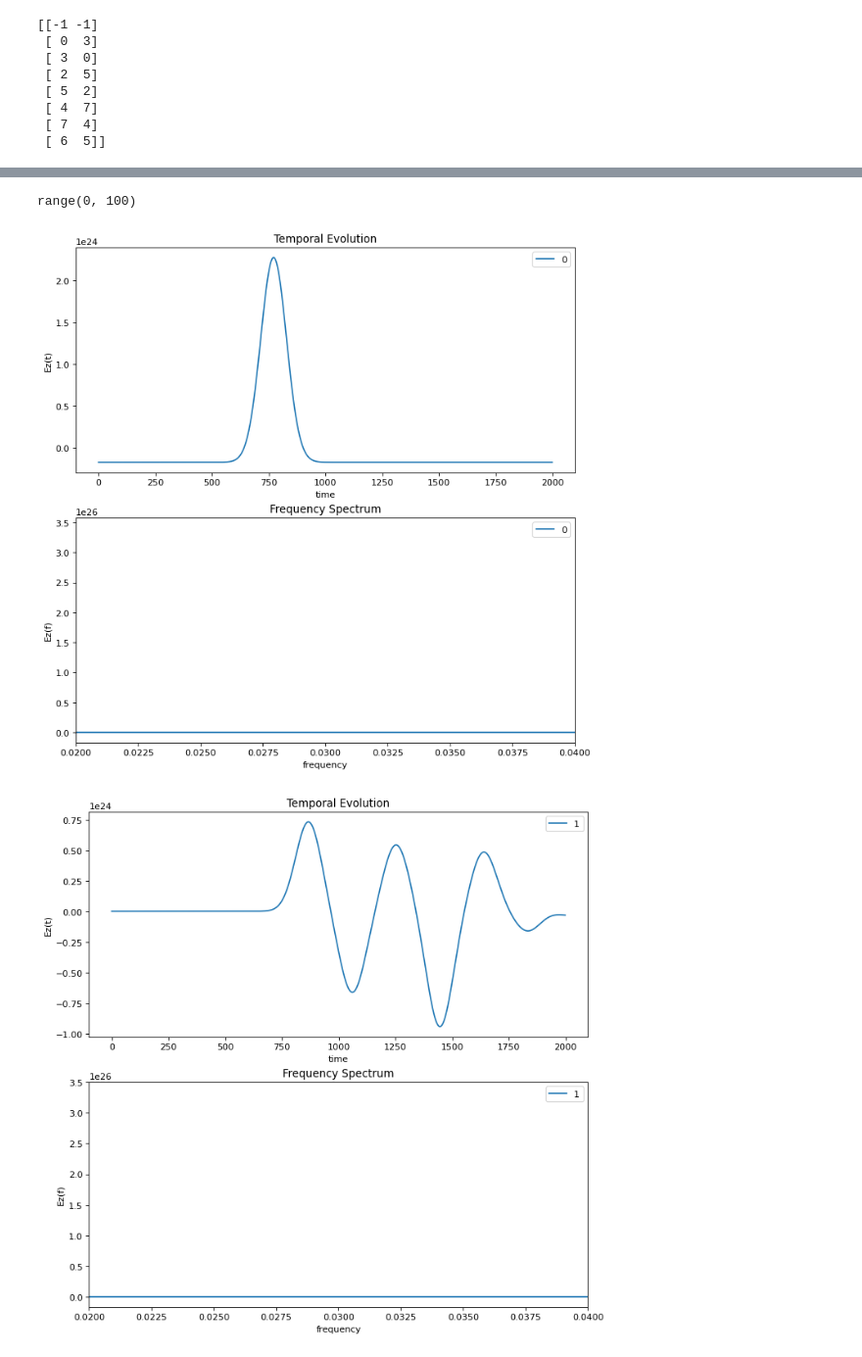
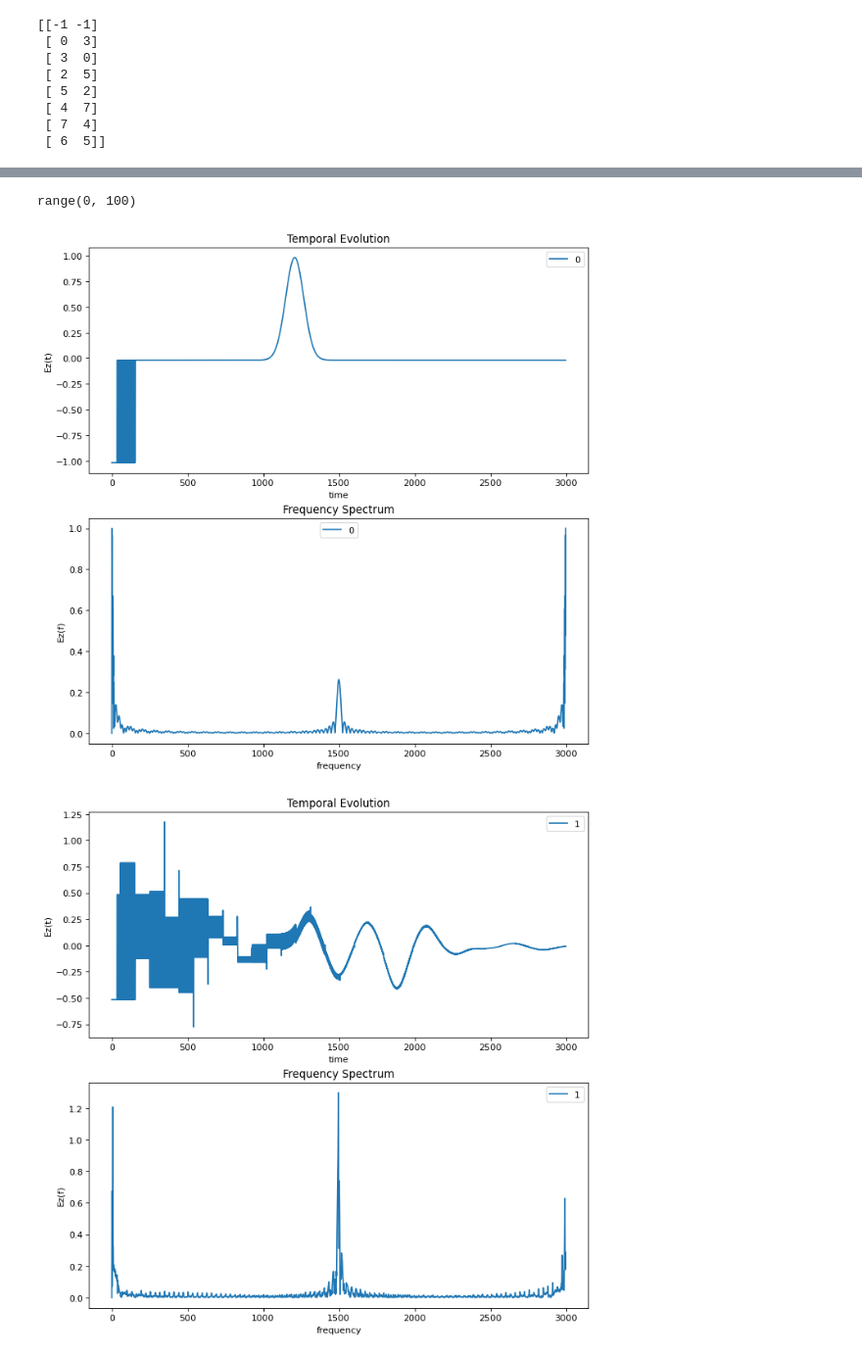
Before and after one commit to Mitalikapoor15/Project, a Jupyter notebook: python_fdtd/fdtd-build-complex.ipynb, the cells around one changed output, grey strips where cells are left out. Shown at 98% size. Cells and saved outputs as stored; diff of their text form; code cells hidden in the pictures.

Commit message:
plots incorrect

```diff
--- a/python_fdtd/fdtd-build-complex.ipynb
+++ b/python_fdtd/fdtd-build-complex.ipynb
@@ -23,7 +22,7 @@ connect = 50
 tau = 0.3
 # kappa = 1j* m.sqrt(1-tau**2) # not working yet for complex number
 
-maxTime = 2000
+maxTime = 3000
 
 rings_no = 4
 N_seg = rings_no*2
@@ -62,7 +54,7 @@ for ii in range(N_seg):
 # print(f_array)
 
 for qTime in range(maxTime):
-    s = cosMod(qTime, maxTime)
+    s = cosMod(qTime, maxTime, complex_signal=False)
     # print(s)
 
     for ii in range(N_seg):
@@ -120,40 +148,40 @@ for ii in range(N_seg):
 Ez = np.zeros((maxTime-1,SIZE), dtype=complex)
 yf = np.zeros((maxTime-1,SIZE), dtype=complex)
 N = maxTime-1
-T = 1
-xf = fftfreq(N,T)
+dt = 1e-17
+xf = fftfreq(N,dt)
 
-for ii in range(N_seg):
+for ii in range(4):
     filename = f"ez_tab_{ii:04d}.csv"
     df = pd.read_csv(filename)
     # print(df.shape)
 
     Ez[:,ii] = df.iloc[:,60]   #all rows of the 10th spatial point
     Ez[:,ii] -= np.mean(Ez[:,ii])
 
     yf[:,ii] = abs(fft(Ez[:,ii]))
 
     #accessing particular columns - all elements(all time steps for a particular spatial coordinate.)
 x = range(len(df.iloc[0,:]))
 print(x)
 
-for ii in range(N_seg):
+for ii in range(4):
     figure(figsize=(10, 10), dpi=80)
     plt.subplot(2,1,1)
     plt.plot(Ez[:,ii], label={ii})
     plt.title("Temporal Evolution")
     plt.xlabel("time")
     plt.ylabel("Ez(t)")
     plt.legend()
     plt.subplot(2,1,2)
-    plt.plot(xf,yf[:,ii], label={ii})
-    plt.xlim([0.02,0.04])
+    plt.plot(np.real(yf[:,ii]/max(yf[:,0])), label={ii})
+    # plt.ylim([0.02,0.04])
     plt.title("Frequency Spectrum")
     plt.xlabel("frequency")
     plt.ylabel("Ez(f)")
     plt.legend()
     plt.show()
 # %% [output]
 range(0, 100)
-[figure, old version]
+[figure, new version]
-[figure, old version]
+[figure, new version]
```
Also changed, not shown: parts of 6 cells of this notebook, 3 other files.
